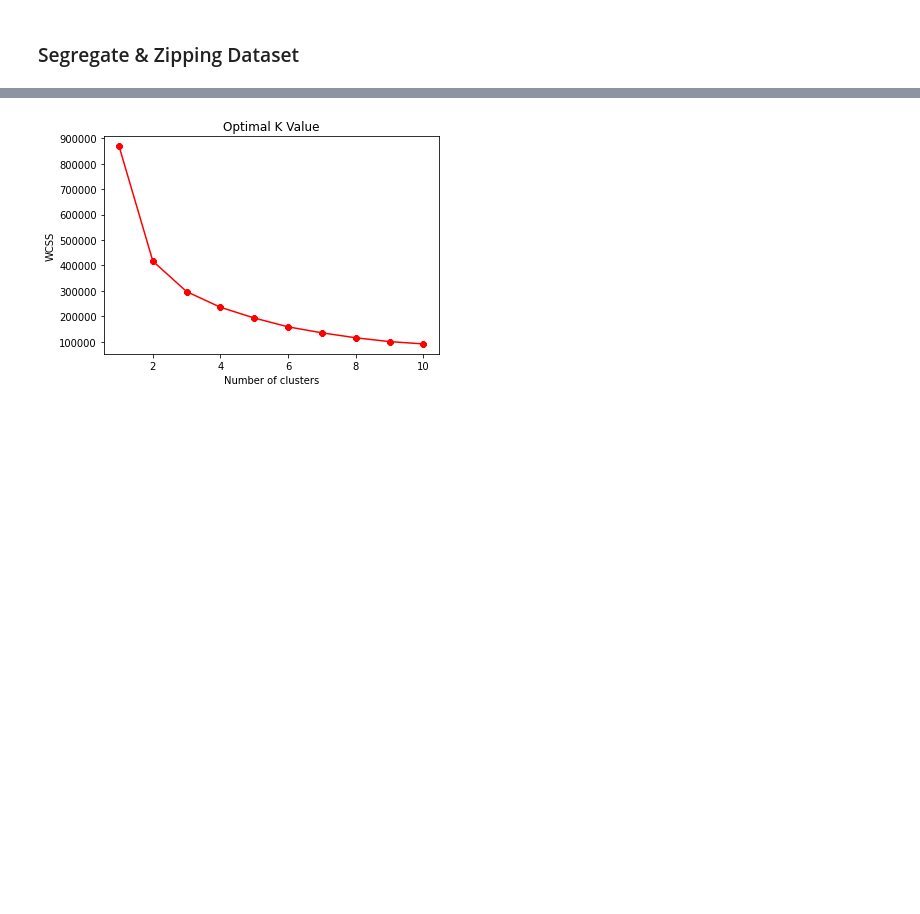
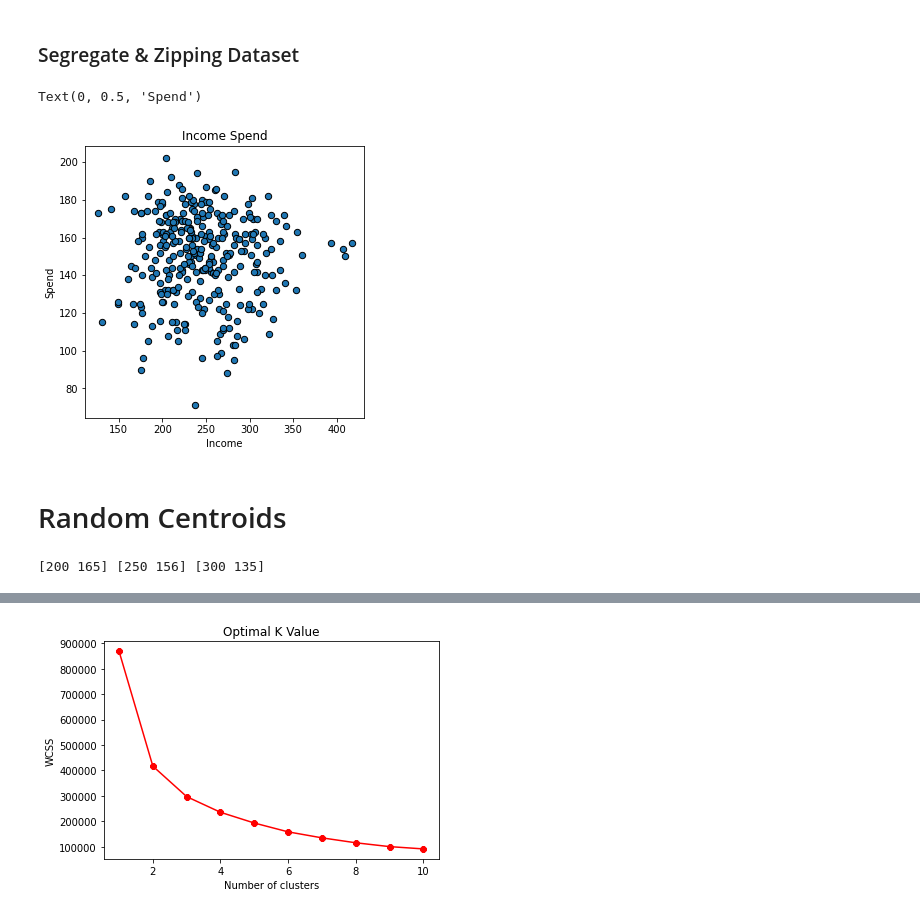
Before and after one commit to VindaShinde/ML-basic_Models, a Jupyter notebook: KMeans_ClusterringUsingIncomeSpent.ipynb, the cells around one changed output, grey strips where cells are left out. Drawn from its saved outputs; the diff is of its cells as text; code cells hidden in the pictures; blank space fills up the shorter version.

```diff
--- a/KMeans_ClusterringUsingIncomeSpent.ipynb
+++ b/KMeans_ClusterringUsingIncomeSpent.ipynb
@@ -51 +56,19 @@ Spend = dataset['SPEND'].values
 X = np.array(list(zip(Income, Spend)))
+# %%
+fig = plt.figure(figsize=(5,5))
+plt.scatter(Income,Spend, edgecolor = 'black', s = 40 )
+plt.title("Income Spend")
+plt.xlabel("Income")
+plt.ylabel("Spend")
+# %% [output]
+Text(0, 0.5, 'Spend')
+[figure, added]
+# %% [markdown]
+# Random Centroids
+# %%
+centroid1 = np.array([200,165])
+centroid2 = np.array([250,156])
+centroid3 = np.array([300, 135])
+print(centroid1, centroid2, centroid3)
+# %% [output]
+[200 165] [250 156] [300 135]
```
Also changed, not shown: parts of 26 cells of this notebook.
